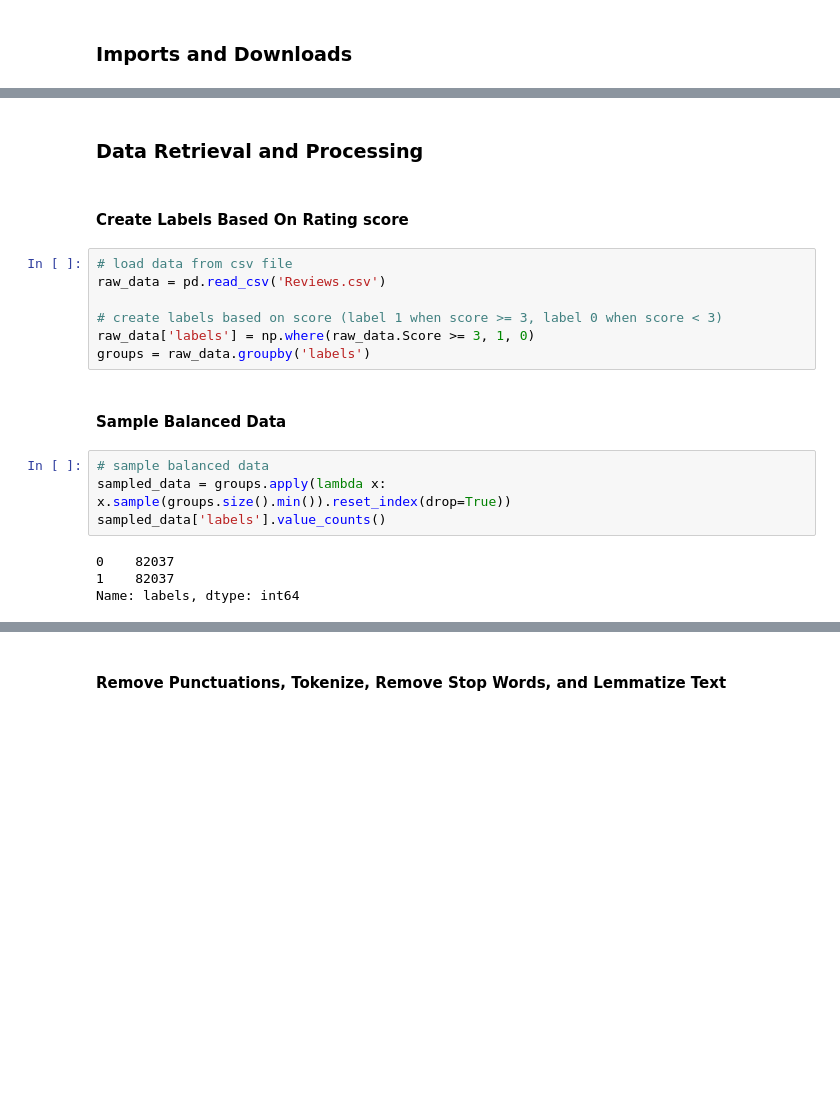
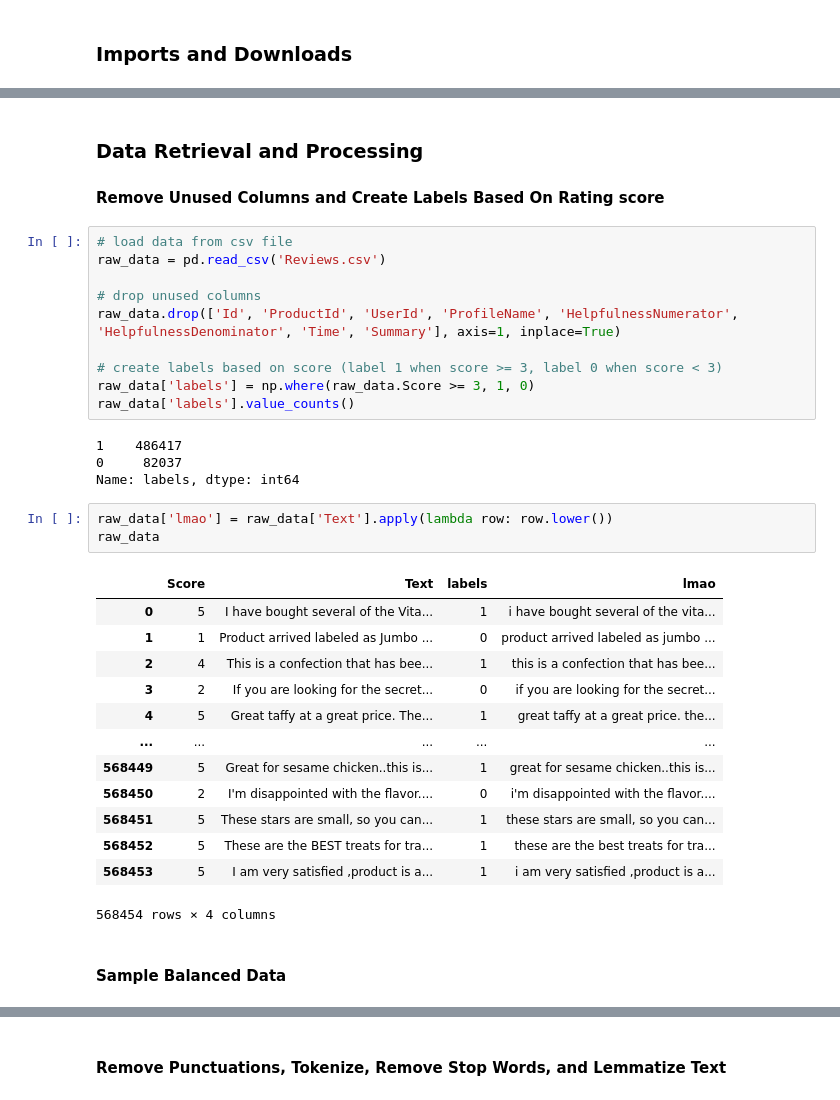
Before and after one commit to sirutBuasai/nlp-projects, a Jupyter notebook: amazon_food_reviews/sbuasai2_hw2.ipynb, the cells around one changed output, grey strips where cells are left out. Cells and saved outputs as stored; diff of their text form; blank space fills up the shorter version.

```diff
--- a/amazon_food_reviews/sbuasai2_hw2.ipynb
+++ b/amazon_food_reviews/sbuasai2_hw2.ipynb
@@ -37,22 +42,37 @@ embeddings = gensim_api.load('word2vec-google-news-300')
 [nltk_data]   Package omw-1.4 is already up-to-date!
 # %% [markdown]
 ### Data Retrieval and Processing
+#### Remove Unused Columns and Create Labels Based On Rating score
-# %% [markdown]
-#### Create Labels Based On Rating score
 # %%
 # load data from csv file
 raw_data = pd.read_csv('Reviews.csv')
 
+# drop unused columns
+raw_data.drop(['Id', 'ProductId', 'UserId', 'ProfileName', 'HelpfulnessNumerator', 'HelpfulnessDenominator', 'Time', 'Summary'], axis=1, inplace=True)
+
 # create labels based on score (label 1 when score >= 3, label 0 when score < 3)
 raw_data['labels'] = np.where(raw_data.Score >= 3, 1, 0)
-groups = raw_data.groupby('labels')
+raw_data['labels'].value_counts()
+# %% [output]
+1    486417
+0     82037
+Name: labels, dtype: int64
+# %%
+raw_data['lmao'] = raw_data['Text'].apply(lambda row: row.lower())
+raw_data
+# %% [output]
+|  | Score | Text | labels | lmao |
+| 0 | 5 | I have bought several of the Vita... | 1 | i have bought several of the vita... |
+| 1 | 1 | Product arrived labeled as Jumbo ... | 0 | product arrived labeled as jumbo ... |
+| 2 | 4 | This is a confection that has bee... | 1 | this is a confection that has bee... |
+| 3 | 2 | If you are looking for the secret... | 0 | if you are looking for the secret... |
+| 4 | 5 | Great taffy at a great price. The... | 1 | great taffy at a great price. the... |
+| ... | ... | ... | ... | ... |
+| 568449 | 5 | Great for sesame chicken..this is... | 1 | great for sesame chicken..this is... |
+| 568450 | 2 | I'm disappointed with the flavor.... | 0 | i'm disappointed with the flavor.... |
+| 568451 | 5 | These stars are small, so you can... | 1 | these stars are small, so you can... |
+| 568452 | 5 | These are the BEST treats for tra... | 1 | these are the best treats for tra... |
+| 568453 | 5 | I am very satisfied ,product is a... | 1 | i am very satisfied ,product is a... |
+568454 rows × 4 columns
 # %% [markdown]
 #### Sample Balanced Data
-# %%
-# sample balanced data
-sampled_data = groups.apply(lambda x: x.sample(groups.size().min()).reset_index(drop=True))
-sampled_data['labels'].value_counts()
-# %% [output]
-0    82037
-1    82037
-Name: labels, dtype: int64
```
Also changed, not shown: parts of 38 cells of this notebook, 2 other files.
